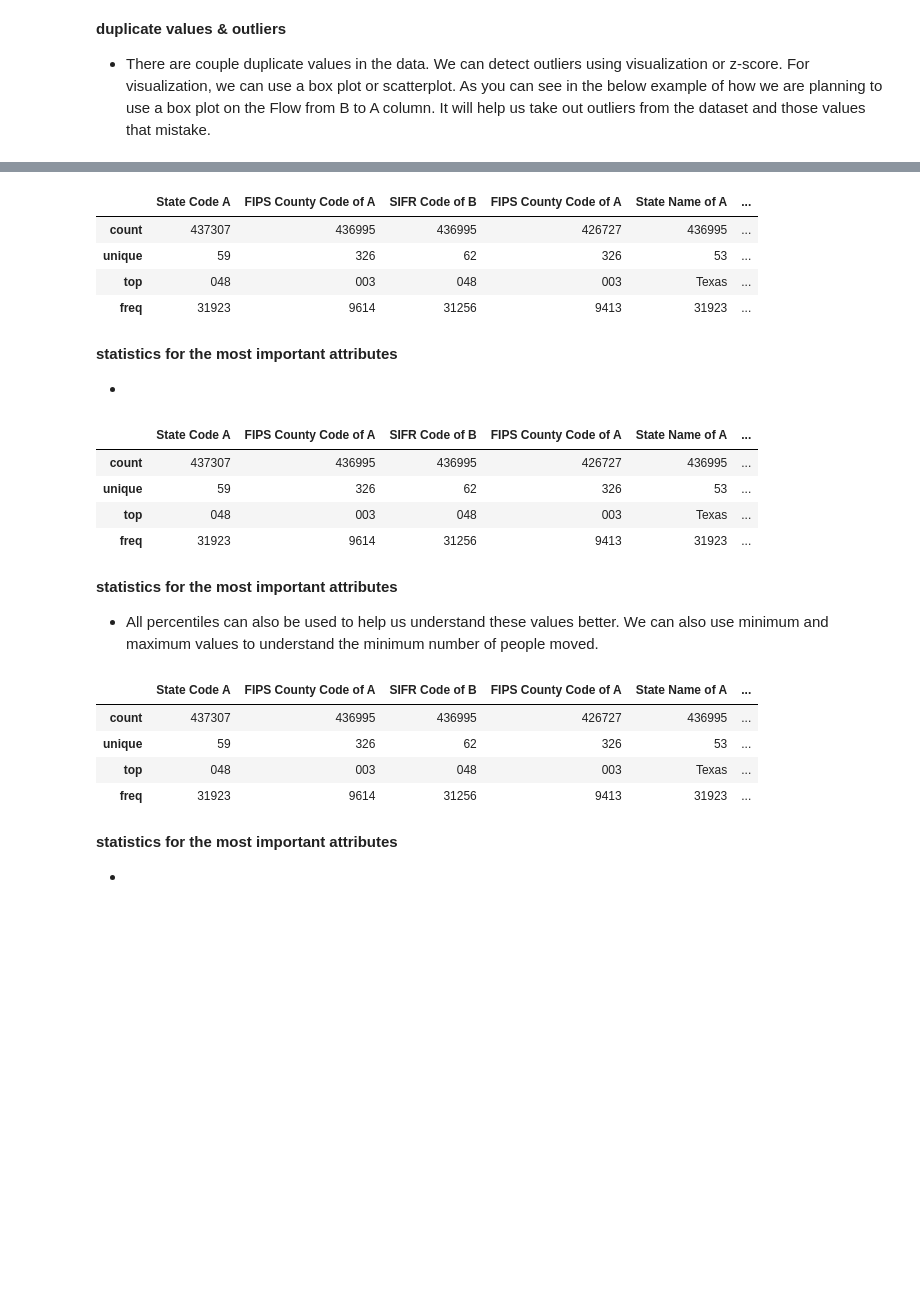
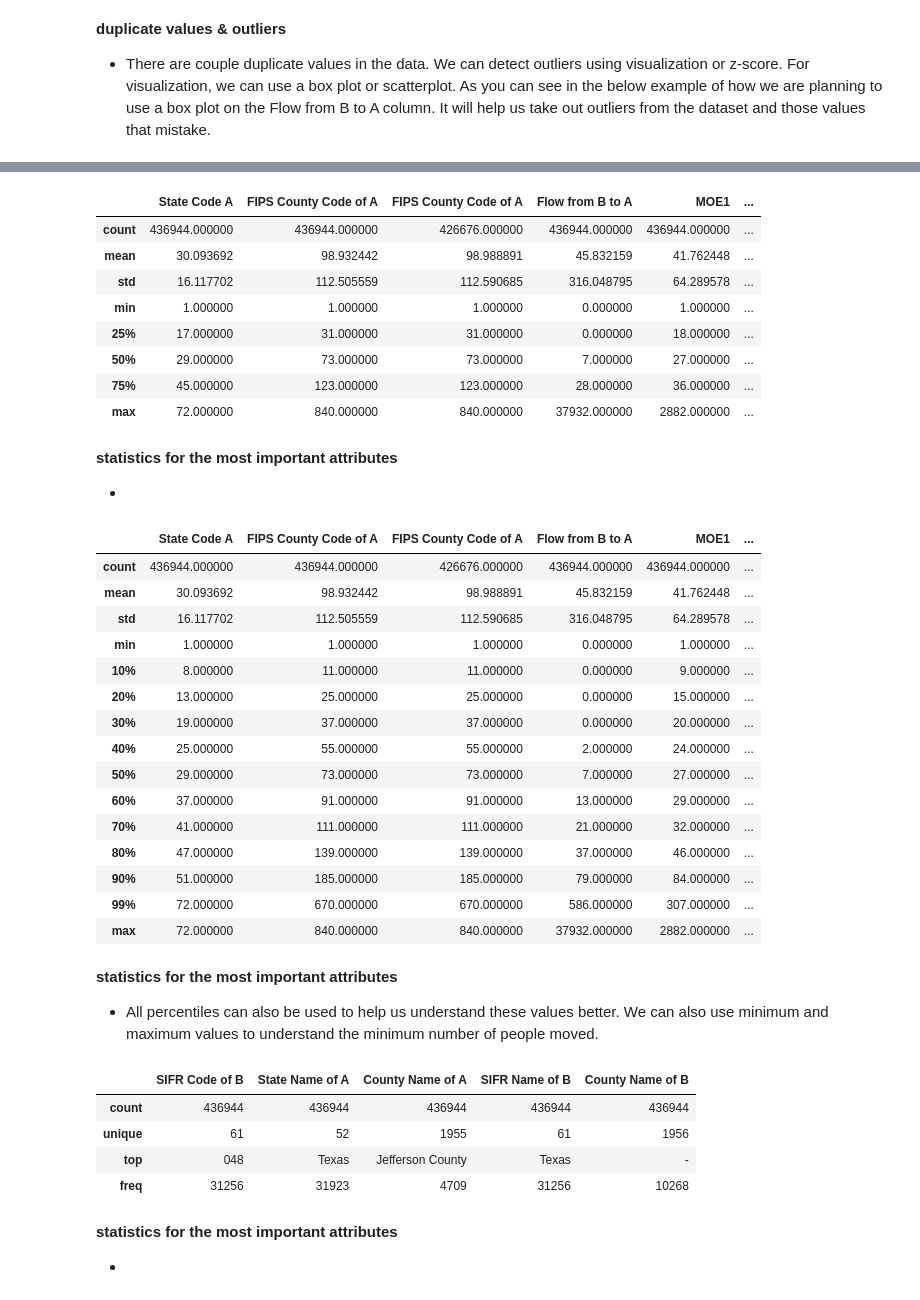
Before and after one commit to IKnowJuni/Senior-Project-Drexel, a Jupyter notebook: Census County to County Migration/Exploratory Data Analysis on Census County to County Migration Data.ipynb, the cells around one changed output, grey strips where cells are left out. Cells and saved outputs as stored; diff of their text form; code cells hidden in the pictures; blank space fills up the shorter version.

```diff
--- a/Census County to County Migration/Exploratory Data Analysis on Census County to County Migration Data.ipynb
+++ b/Census County to County Migration/Exploratory Data Analysis on Census County to County Migration Data.ipynb
@@ -29,2 +25,4 @@ FileNotFoundError: [Errno 2] No such file or directory: 'alldata.xlsx'
+# %%
+df = pd.read_csv('C:/Users/JunaidAsim/Projects/Migration Data/inoutnetgross/combined_file.csv')
 # %%
 df1 = df.copy()
@@ -40,2 +28,0 @@ df1.head(5)
-# %%
-df1 = df1.iloc[2:]
@@ -211,35 +188,50 @@ TypeError: Horizontal orientation requires numeric `x` variable.
 # %%
 df1.describe()
 # %% [output]
-|  | State Code A | FIPS County Code of A | SIFR Code of B | FIPS County Code of A | State Name of A | ... |
-| count | 437307 | 436995 | 436995 | 426727 | 436995 | ... |
-| unique | 59 | 326 | 62 | 326 | 53 | ... |
-| top | 048 | 003 | 048 | 003 | Texas | ... |
-| freq | 31923 | 9614 | 31256 | 9413 | 31923 | ... |
+|  | State Code A | FIPS County Code of A | FIPS County Code of A | Flow from B to A | MOE1 | ... |
+| count | 436944.000000 | 436944.000000 | 426676.000000 | 436944.000000 | 436944.000000 | ... |
+| mean | 30.093692 | 98.932442 | 98.988891 | 45.832159 | 41.762448 | ... |
+| std | 16.117702 | 112.505559 | 112.590685 | 316.048795 | 64.289578 | ... |
+| min | 1.000000 | 1.000000 | 1.000000 | 0.000000 | 1.000000 | ... |
+| 25% | 17.000000 | 31.000000 | 31.000000 | 0.000000 | 18.000000 | ... |
+| 50% | 29.000000 | 73.000000 | 73.000000 | 7.000000 | 27.000000 | ... |
+| 75% | 45.000000 | 123.000000 | 123.000000 | 28.000000 | 36.000000 | ... |
+| max | 72.000000 | 840.000000 | 840.000000 | 37932.000000 | 2882.000000 | ... |
 # %% [markdown]
 **statistics for the most important attributes**
 
 -
 # %%
-#df1.describe(percentiles=[.1, .2, .3, .4, .5, .6, .7, .8, .9, .99])
+df1.describe(percentiles=[.1, .2, .3, .4, .5, .6, .7, .8, .9, .99])
 # %% [output]
-|  | State Code A | FIPS County Code of A | SIFR Code of B | FIPS County Code of A | State Name of A | ... |
-| count | 437307 | 436995 | 436995 | 426727 | 436995 | ... |
-| unique | 59 | 326 | 62 | 326 | 53 | ... |
-| top | 048 | 003 | 048 | 003 | Texas | ... |
-| freq | 31923 | 9614 | 31256 | 9413 | 31923 | ... |
+|  | State Code A | FIPS County Code of A | FIPS County Code of A | Flow from B to A | MOE1 | ... |
+| count | 436944.000000 | 436944.000000 | 426676.000000 | 436944.000000 | 436944.000000 | ... |
+| mean | 30.093692 | 98.932442 | 98.988891 | 45.832159 | 41.762448 | ... |
+| std | 16.117702 | 112.505559 | 112.590685 | 316.048795 | 64.289578 | ... |
+| min | 1.000000 | 1.000000 | 1.000000 | 0.000000 | 1.000000 | ... |
+| 10% | 8.000000 | 11.000000 | 11.000000 | 0.000000 | 9.000000 | ... |
+| 20% | 13.000000 | 25.000000 | 25.000000 | 0.000000 | 15.000000 | ... |
+| 30% | 19.000000 | 37.000000 | 37.000000 | 0.000000 | 20.000000 | ... |
+| 40% | 25.000000 | 55.000000 | 55.000000 | 2.000000 | 24.000000 | ... |
+| 50% | 29.000000 | 73.000000 | 73.000000 | 7.000000 | 27.000000 | ... |
+| 60% | 37.000000 | 91.000000 | 91.000000 | 13.000000 | 29.000000 | ... |
+| 70% | 41.000000 | 111.000000 | 111.000000 | 21.000000 | 32.000000 | ... |
+| 80% | 47.000000 | 139.000000 | 139.000000 | 37.000000 | 46.000000 | ... |
+| 90% | 51.000000 | 185.000000 | 185.000000 | 79.000000 | 84.000000 | ... |
+| 99% | 72.000000 | 670.000000 | 670.000000 | 586.000000 | 307.000000 | ... |
+| max | 72.000000 | 840.000000 | 840.000000 | 37932.000000 | 2882.000000 | ... |
 # %% [markdown]
 **statistics for the most important attributes**
 
 - All percentiles can also be used to help us understand these values better. We can also use minimum and maximum values to understand the minimum number of people moved.
 # %%
-gun_violencedf.describe(include = ['O'])
+df1.describe(include = ['O'])
 # %% [output]
-|  | State Code A | FIPS County Code of A | SIFR Code of B | FIPS County Code of A | State Name of A | ... |
-| count | 437307 | 436995 | 436995 | 426727 | 436995 | ... |
-| unique | 59 | 326 | 62 | 326 | 53 | ... |
-| top | 048 | 003 | 048 | 003 | Texas | ... |
-| freq | 31923 | 9614 | 31256 | 9413 | 31923 | ... |
+|  | SIFR Code of B | State Name of A | County Name of A | SIFR Name of B | County Name of B |
+| count | 436944 | 436944 | 436944 | 436944 | 436944 |
+| unique | 61 | 52 | 1955 | 61 | 1956 |
+| top | 048 | Texas | Jefferson County | Texas | - |
+| freq | 31256 | 31923 | 4709 | 31256 | 10268 |
 # %% [markdown]
 **statistics for the most important attributes**
 
```
Also changed, not shown: parts of 33 cells of this notebook.
